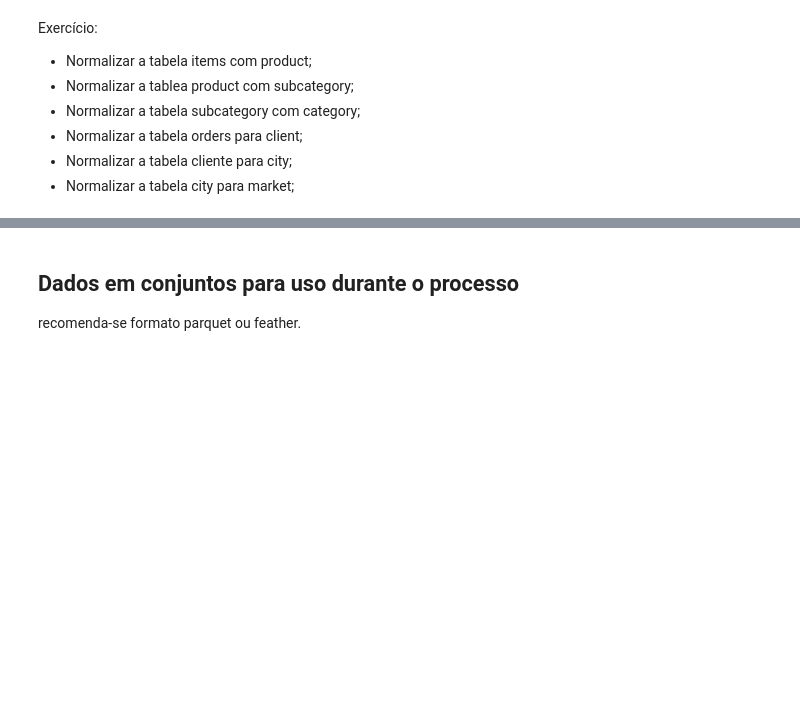
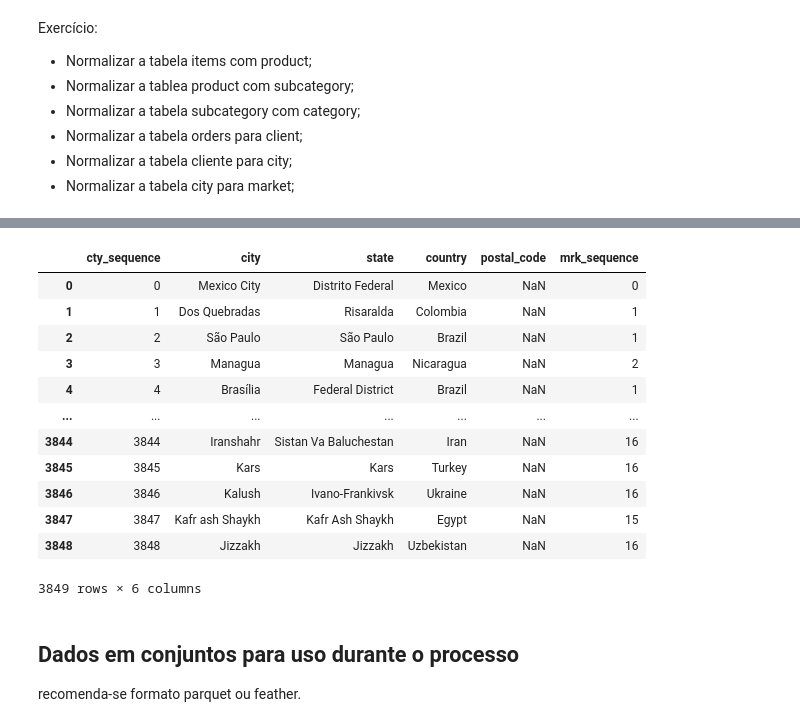
Before and after one commit to N3Knekner/pitom, a Jupyter notebook: Jovens_Talentos_Python_Aula_02_.ipynb, the cells around one changed output, grey strips where cells are left out. Cells and saved outputs as stored; diff of their text form; code cells hidden in the pictures; blank space fills up the shorter version.

```diff
--- a/Jovens_Talentos_Python_Aula_02_.ipynb
+++ b/Jovens_Talentos_Python_Aula_02_.ipynb
@@ -262,0 +333,38 @@ Exercício:
+# %%
+orders, client = normalizacao(
+    orders,
+    [
+        'customer_id',
+        'customer_name',
+        'segment',
+        'city',
+        'state',
+        'country',
+        'postal_code',
+        'market',
+        'region'
+    ],
+    'cli'
+)
+# %%
+client, city = normalizacao(
+    client,
+    [
+        'city',
+        'state',
+        'country',
+        'postal_code',
+        'market',
+        'region'
+    ],
+    'cty'
+)
+# %%
+city, market= normalizacao(
+    city,
+    [
+        'market',
+        'region'
+    ],
+    'mrk'
+)
@@ -263,3 +391,19 @@ Exercício:
+# %%
+city
+# %% [output]
+|  | cty_sequence | city | state | country | postal_code | mrk_sequence |
+| 0 | 0 | Mexico City | Distrito Federal | Mexico | NaN | 0 |
+| 1 | 1 | Dos Quebradas | Risaralda | Colombia | NaN | 1 |
+| 2 | 2 | São Paulo | São Paulo | Brazil | NaN | 1 |
+| 3 | 3 | Managua | Managua | Nicaragua | NaN | 2 |
+| 4 | 4 | Brasília | Federal District | Brazil | NaN | 1 |
+| ... | ... | ... | ... | ... | ... | ... |
+| 3844 | 3844 | Iranshahr | Sistan Va Baluchestan | Iran | NaN | 16 |
+| 3845 | 3845 | Kars | Kars | Turkey | NaN | 16 |
+| 3846 | 3846 | Kalush | Ivano-Frankivsk | Ukraine | NaN | 16 |
+| 3847 | 3847 | Kafr ash Shaykh | Kafr Ash Shaykh | Egypt | NaN | 15 |
+| 3848 | 3848 | Jizzakh | Jizzakh | Uzbekistan | NaN | 16 |
+3849 rows × 6 columns
 # %% [markdown]
 ## Dados em conjuntos para uso durante o processo
 recomenda-se formato parquet ou feather.
```
Also changed, not shown: parts of 10 cells of this notebook, 45 other files.
